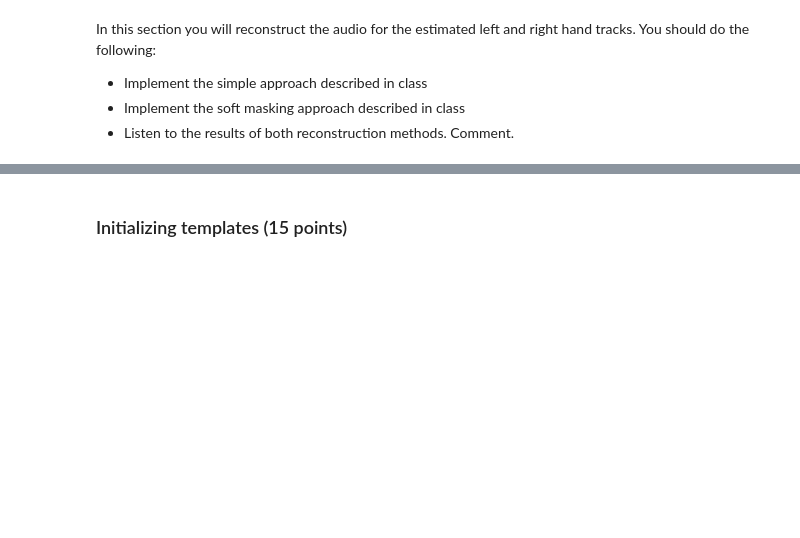
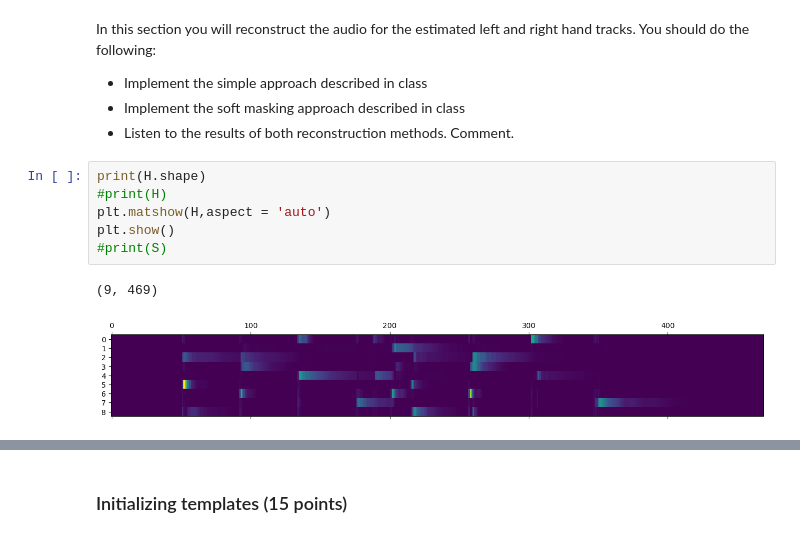
Before and after one commit to rafael-burger/E207-HW8, a Jupyter notebook: hw8.ipynb, the cells around one changed output, grey strips where cells are left out. Cells and saved outputs as stored; diff of their text form; blank space fills up the shorter version.

```diff
--- a/hw8.ipynb
+++ b/hw8.ipynb
@@ -115,3 +118,12 @@ In this section you will reconstruct the audio for the estimated left and right
 - Implement the simple approach described in class
 - Implement the soft masking approach described in class
 - Listen to the results of both reconstruction methods.  Comment.
+# %%
+print(H.shape)
+#print(H)
+plt.matshow(H,aspect = 'auto')
+plt.show()
+#print(S)
+# %% [output]
+(9, 469)
+[figure, added]
```
Also changed, not shown: parts of 4 cells of this notebook, 4 other files.
